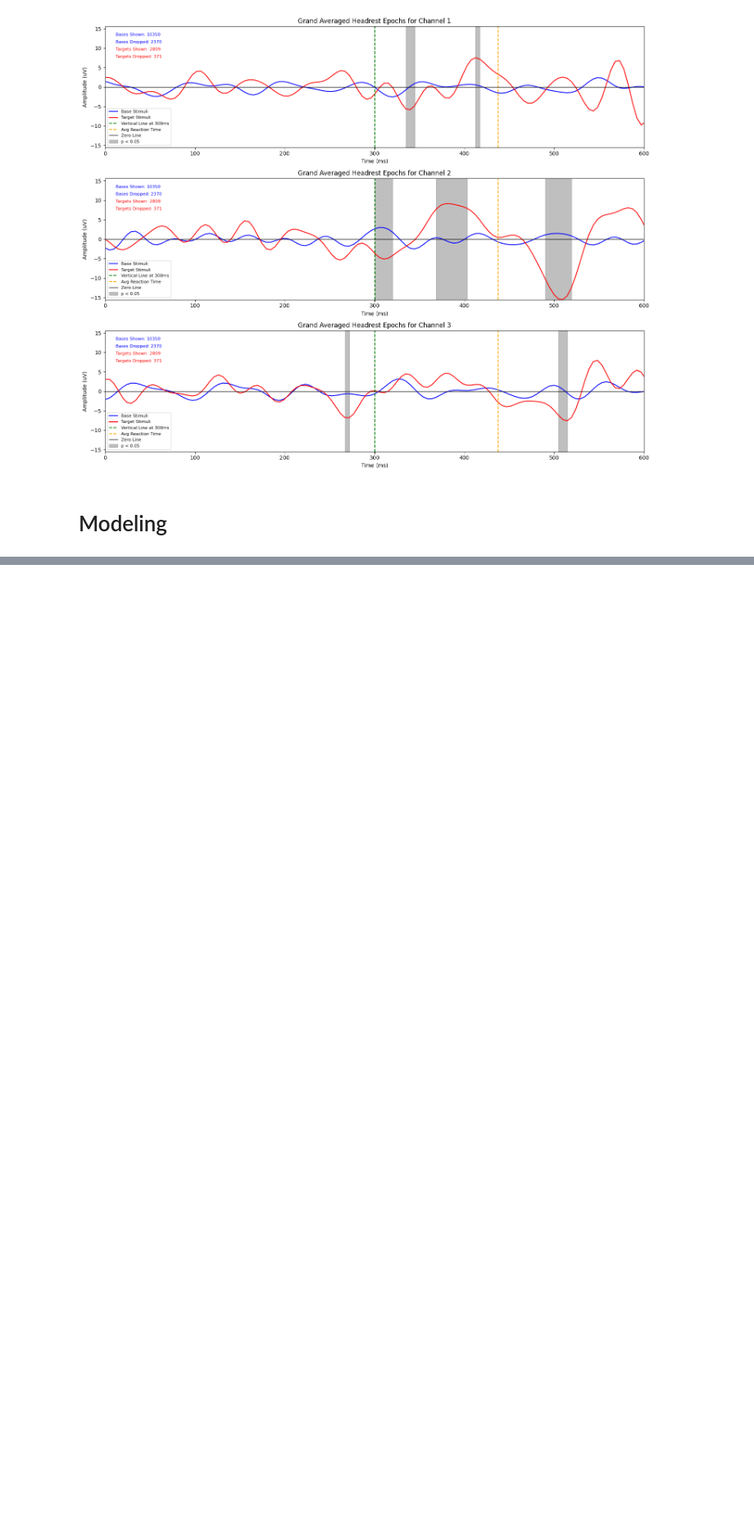
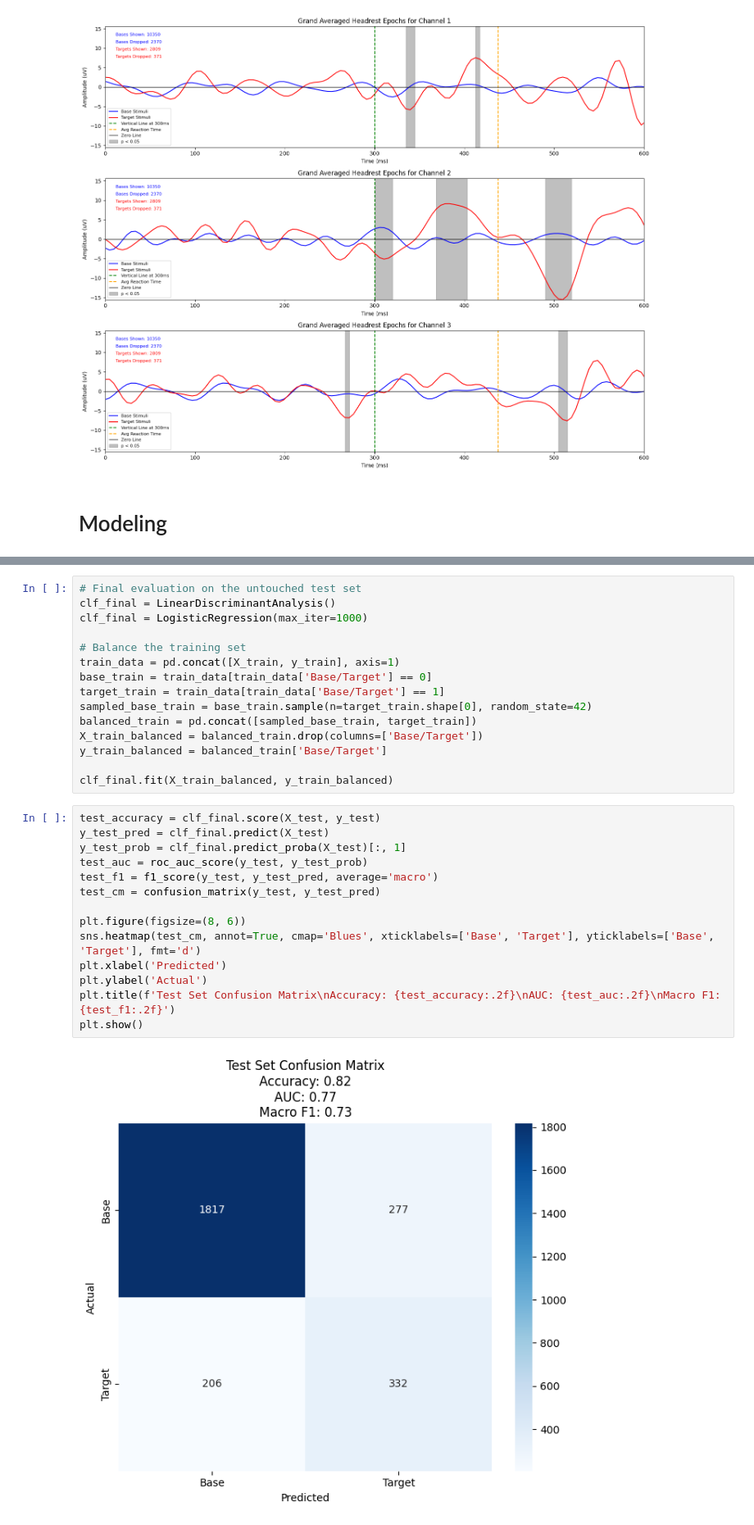
Before and after one commit to JonahCP/headrest-evaluation, a Jupyter notebook: analysis/ERP_modeling.ipynb, the cells around one changed output, grey strips where cells are left out. Shown: that part at 82% size. Drawn from its saved outputs; the diff is of its cells as text; blank space fills up the shorter version.

```diff
--- a/analysis/ERP_modeling.ipynb
+++ b/analysis/ERP_modeling.ipynb
@@ -605,0 +557,31 @@ plt.show()
+# %%
+# Final evaluation on the untouched test set
+clf_final = LinearDiscriminantAnalysis()
+clf_final = LogisticRegression(max_iter=1000)
+
+# Balance the training set
+train_data = pd.concat([X_train, y_train], axis=1)
+base_train = train_data[train_data['Base/Target'] == 0]
+target_train = train_data[train_data['Base/Target'] == 1]
+sampled_base_train = base_train.sample(n=target_train.shape[0], random_state=42)
+balanced_train = pd.concat([sampled_base_train, target_train])
+X_train_balanced = balanced_train.drop(columns=['Base/Target'])
+y_train_balanced = balanced_train['Base/Target']
+
+clf_final.fit(X_train_balanced, y_train_balanced)
+# %%
+test_accuracy = clf_final.score(X_test, y_test)
+y_test_pred = clf_final.predict(X_test)
+y_test_prob = clf_final.predict_proba(X_test)[:, 1]
+test_auc = roc_auc_score(y_test, y_test_prob)
+test_f1 = f1_score(y_test, y_test_pred, average='macro')
+test_cm = confusion_matrix(y_test, y_test_pred)
+
+plt.figure(figsize=(8, 6))
+sns.heatmap(test_cm, annot=True, cmap='Blues', xticklabels=['Base', 'Target'], yticklabels=['Base', 'Target'], fmt='d')
+plt.xlabel('Predicted')
+plt.ylabel('Actual')
+plt.title(f'Test Set Confusion Matrix\nAccuracy: {test_accuracy:.2f}\nAUC: {test_auc:.2f}\nMacro F1: {test_f1:.2f}')
+plt.show()
+# %% [output]
+[figure, added]
```
Also changed, not shown: parts of 6 cells of this notebook, 1 other file.
